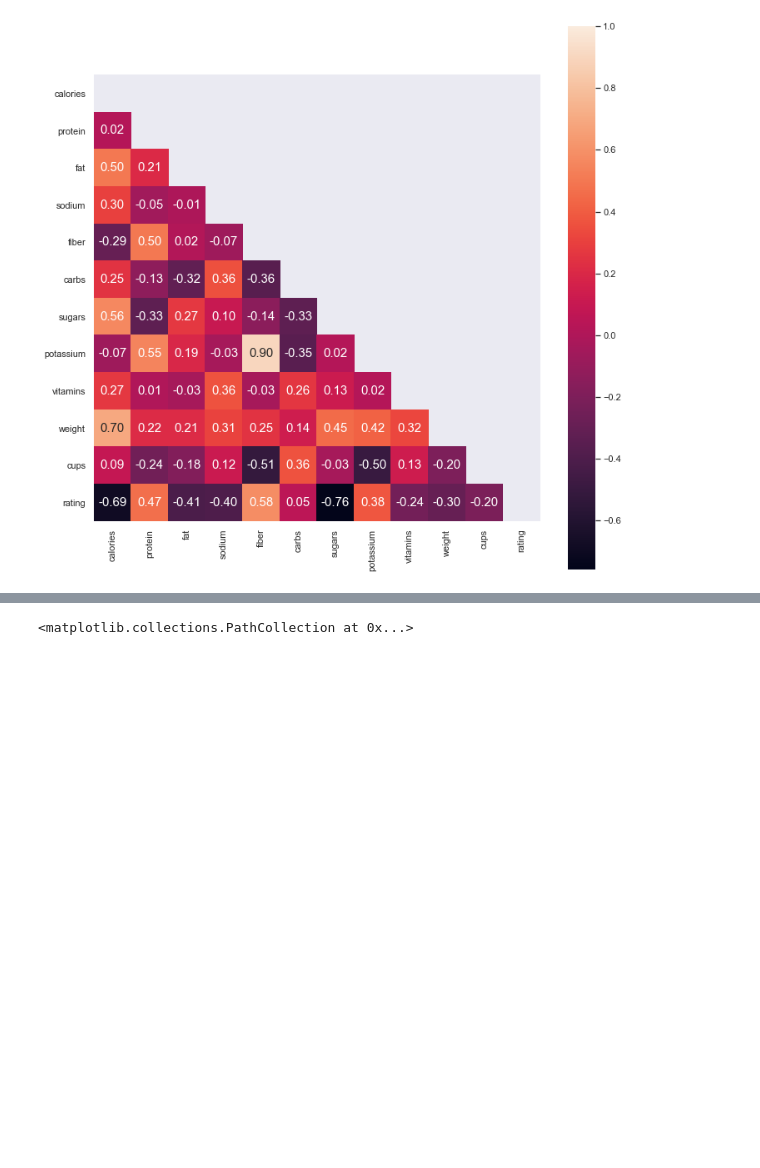
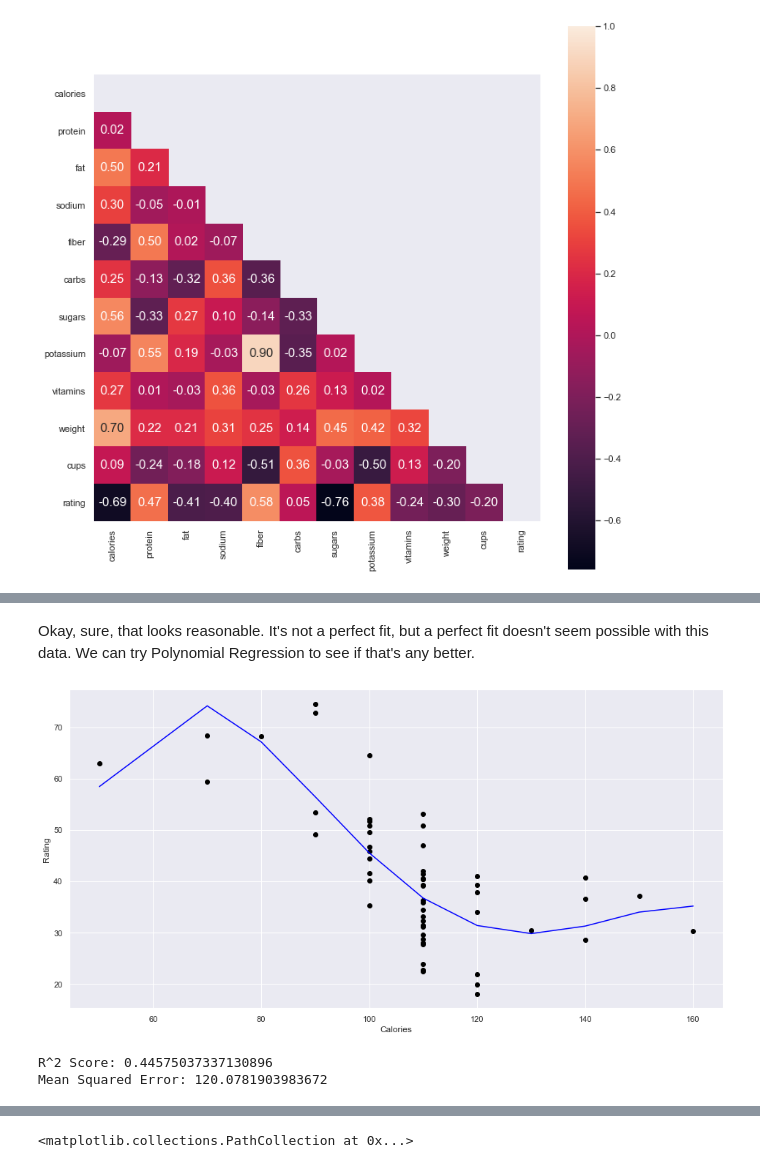
Before and after one commit to angelinaolmedo7/DSFinal, a Jupyter notebook: CerealInvestigation.ipynb, the cells around one changed output, grey strips where cells are left out. Saved outputs shown, nothing was run; the diff lists cells and outputs as text; code cells hidden in the pictures; blank space fills up the shorter version.

```diff
--- a/CerealInvestigation.ipynb
+++ b/CerealInvestigation.ipynb
@@ -115,0 +126,31 @@ Mean Squared Error: 7.32062920045099e-28
+# %% [markdown]
+Okay, sure, that looks reasonable. It's not a perfect fit, but a perfect fit doesn't seem possible with this data. We can try Polynomial Regression to see if that's any better.
+# %%
+from sklearn.preprocessing import PolynomialFeatures
+
+prm = PolynomialFeatures(degree =4)
+X_prm = prm.fit_transform(X_train)
+prm.fit(X_prm, y_train)
+lrm2 = LinearRegression()
+lrm2.fit(X_prm, y_train)
+lrm_pred = lrm2.predict(X_prm)
+new_X, new_y = zip(*sorted(zip(X_train, lrm_pred)))
+plt.figure(figsize=(16, 8))
+plt.scatter(X_train, y_train, c='black')
+plt.plot(new_X, new_y, c='blue')
+plt.xlabel("Calories")
+plt.ylabel("Rating")
+plt.show()
+
+X_test_prm = prm.fit_transform(X_test)
+lrm_test_pred = lrm2.predict(X_test_prm)
+
+r2 = r2_score(y_test, lrm_test_pred) # 1.0 is best
+mse = mean_squared_error(y_test, lrm_test_pred) # 0.0 is best
+
+print("R^2 Score: {}".format(r2))
+print("Mean Squared Error: {}".format(mse))
+# %% [output]
+[figure, added]
+R^2 Score: 0.44575037337130896
+Mean Squared Error: 120.0781903983672
```
Also changed, not shown: parts of 19 cells of this notebook.
